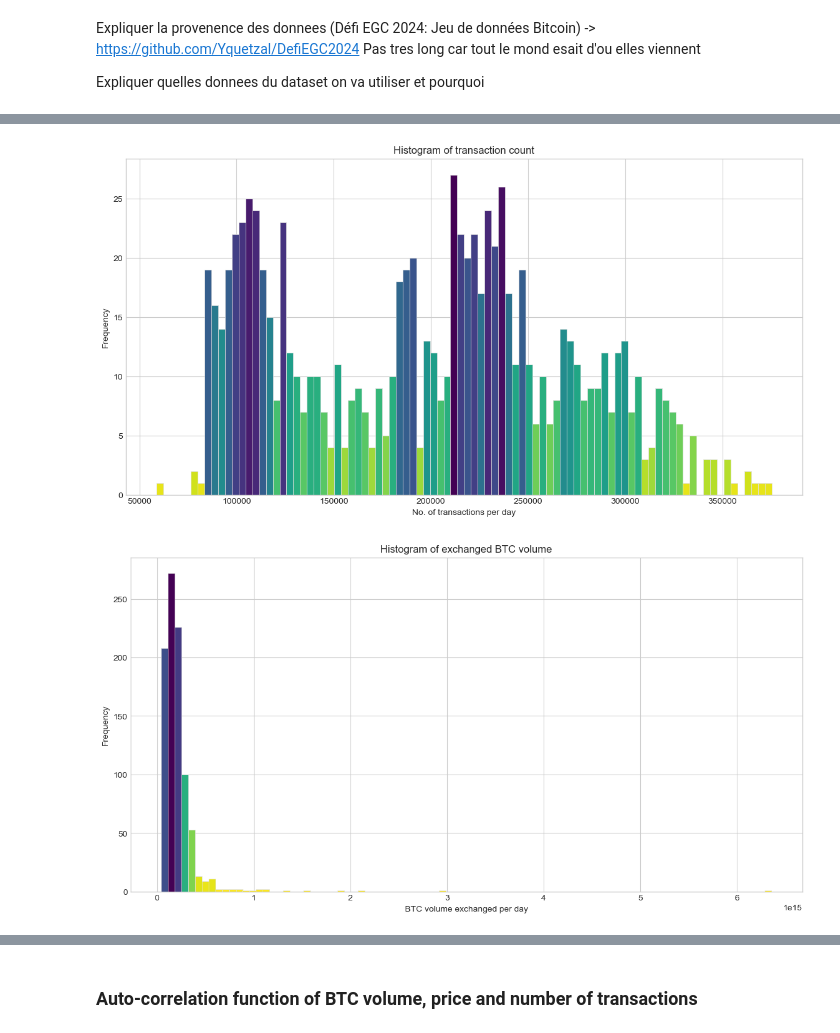
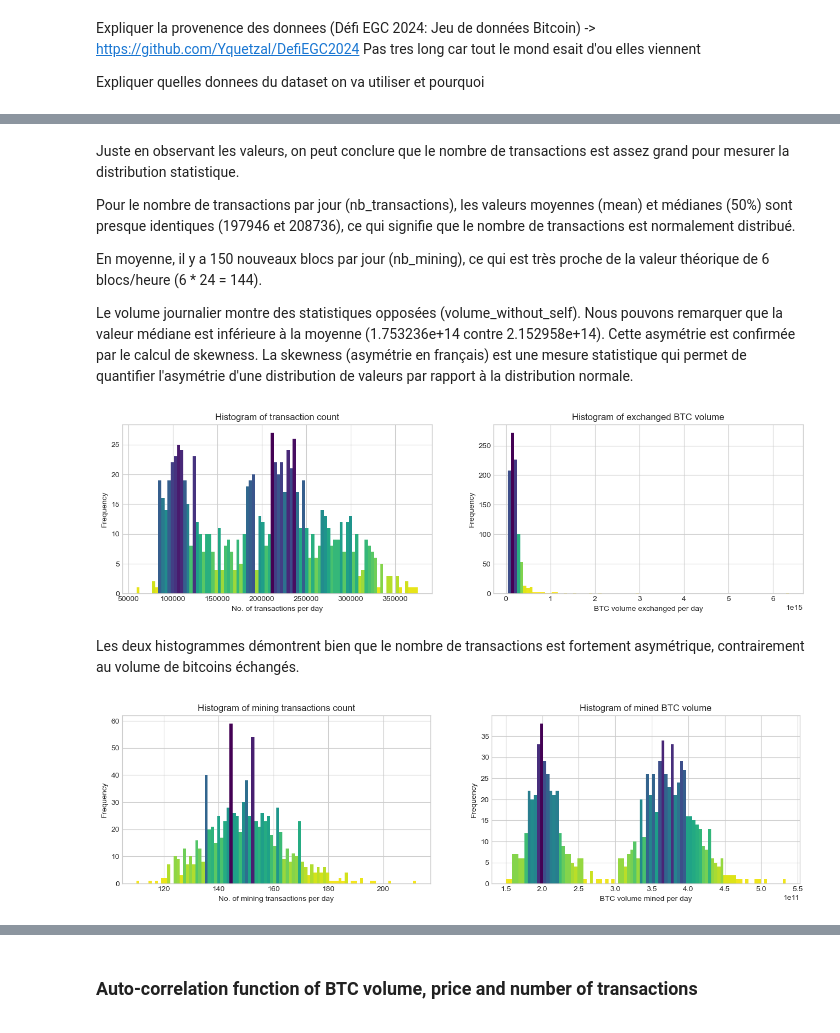
Before and after one commit to trsdimi/big-data, a Jupyter notebook: main.ipynb, the cells around one changed output, grey strips where cells are left out. Saved outputs shown, nothing was run; the diff lists cells and outputs as text; code cells hidden in the pictures.

```diff
--- a/main.ipynb
+++ b/main.ipynb
@@ -94,30 +102,58 @@ global_data.describe()
+# %% [markdown]
+Juste en observant les valeurs, on peut conclure que le nombre de transactions est assez grand pour mesurer la distribution statistique.
+
+Pour le nombre de transactions par jour (nb_transactions), les valeurs moyennes (mean) et médianes (50%) sont presque identiques (197946 et 208736), ce qui signifie que le nombre de transactions est normalement distribué.
+
+En moyenne, il y a 150 nouveaux blocs par jour (nb_mining), ce qui est très proche de la valeur théorique de 6 blocs/heure (6 * 24 = 144).
+
+Le volume journalier montre des statistiques opposées (volume_without_self). Nous pouvons remarquer que la valeur médiane est inférieure à la moyenne (1.753236e+14 contre 2.152958e+14). Cette asymétrie est confirmée par le calcul de skewness. La skewness (asymétrie en français) est une mesure statistique qui permet de quantifier l'asymétrie d'une distribution de valeurs par rapport à la distribution normale.
 # %%
-plt.figure(figsize=(14,7))
-plt.style.use('seaborn-v0_8-whitegrid')
+fig, (ax1, ax2) = plt.subplots(ncols=2, figsize=(16,4))
 
-n, bins, patches = plt.hist(global_data['nb_transactions'], bins=90, facecolor='#2ab0ff', edgecolor='#e0e0e0', linewidth=0.5)
+n, bins, patches = ax1.hist(global_data['nb_transactions'], bins=90, facecolor='#2ab0ff', edgecolor='#e0e0e0', linewidth=0)
 
 n = n.astype('int')
 for i in range(len(patches)):
     patches[i].set_facecolor(plt.cm.viridis(1 - n[i]/max(n)))
-plt.title('Histogram of transaction count', fontsize=12)
-plt.xlabel('No. of transactions per day', fontsize=10)
-plt.ylabel('Frequency', fontsize=10)
+ax1.set_title('Histogram of transaction count', fontsize=12)
+ax1.set_xlabel('No. of transactions per day', fontsize=10)
+ax1.set_ylabel('Frequency', fontsize=10)
+
+n, bins, patches = ax2.hist(global_data['volume_without_self'], bins=90, facecolor='#2ab0ff', edgecolor='#e0e0e0', linewidth=0)
+
+n = n.astype('int')
+for i in range(len(patches)):
+    patches[i].set_facecolor(plt.cm.viridis(1 - n[i]/max(n)))
+ax2.set_title('Histogram of exchanged BTC volume', fontsize=12)
+ax2.set_xlabel('BTC volume exchanged per day', fontsize=10)
+ax2.set_ylabel('Frequency', fontsize=10)
+
 plt.show()
 # %% [output]
-[figure, old version]
+[figure, new version]
+# %% [markdown]
+Les deux histogrammes démontrent bien que le nombre de transactions est fortement asymétrique, contrairement au volume de bitcoins échangés.
 # %%
-plt.figure(figsize=(14,7))
-plt.style.use('seaborn-v0_8-whitegrid')
+fig, (ax1, ax2) = plt.subplots(ncols=2, figsize=(16,4))
 
-n, bins, patches = plt.hist(global_data['volume_without_self'], bins=90, facecolor='#2ab0ff', edgecolor='#e0e0e0', linewidth=0.5)
+n, bins, patches = ax1.hist(global_data['nb_mining'], bins=90, facecolor='#2ab0ff', edgecolor='#e0e0e0', linewidth=0)
 
 n = n.astype('int')
 for i in range(len(patches)):
     patches[i].set_facecolor(plt.cm.viridis(1 - n[i]/max(n)))
-plt.title('Histogram of exchanged BTC volume', fontsize=12)
-plt.xlabel('BTC volume exchanged per day', fontsize=10)
-plt.ylabel('Frequency', fontsize=10)
+ax1.set_title('Histogram of mining transactions count', fontsize=12)
+ax1.set_xlabel('No. of mining transactions per day', fontsize=10)
+ax1.set_ylabel('Frequency', fontsize=10)
+
+n, bins, patches = ax2.hist(global_data['total_mining_satoshi'], bins=90, facecolor='#2ab0ff', edgecolor='#e0e0e0', linewidth=0)
+
+n = n.astype('int')
+for i in range(len(patches)):
+    patches[i].set_facecolor(plt.cm.viridis(1 - n[i]/max(n)))
+ax2.set_title('Histogram of mined BTC volume', fontsize=12)
+ax2.set_xlabel('BTC volume mined per day', fontsize=10)
+ax2.set_ylabel('Frequency', fontsize=10)
+
 plt.show()
 # %% [output]
-[figure, old version]
+[figure, new version]
```
Also changed, not shown: parts of 10 cells of this notebook.
